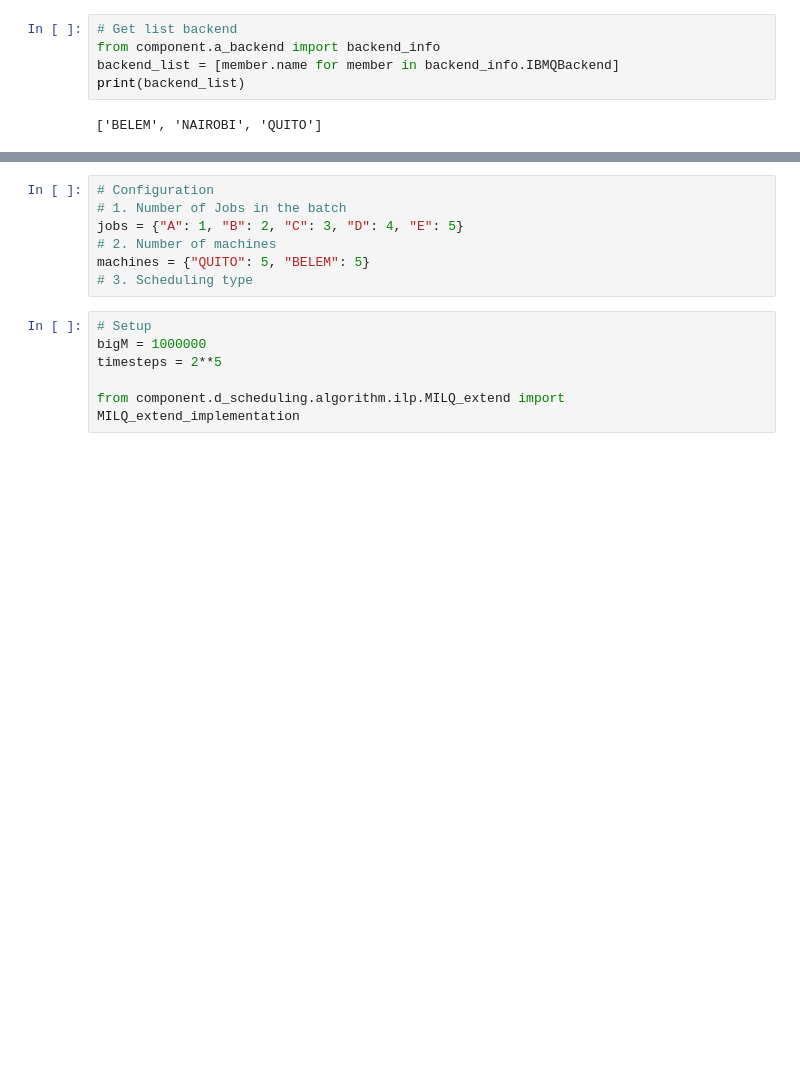
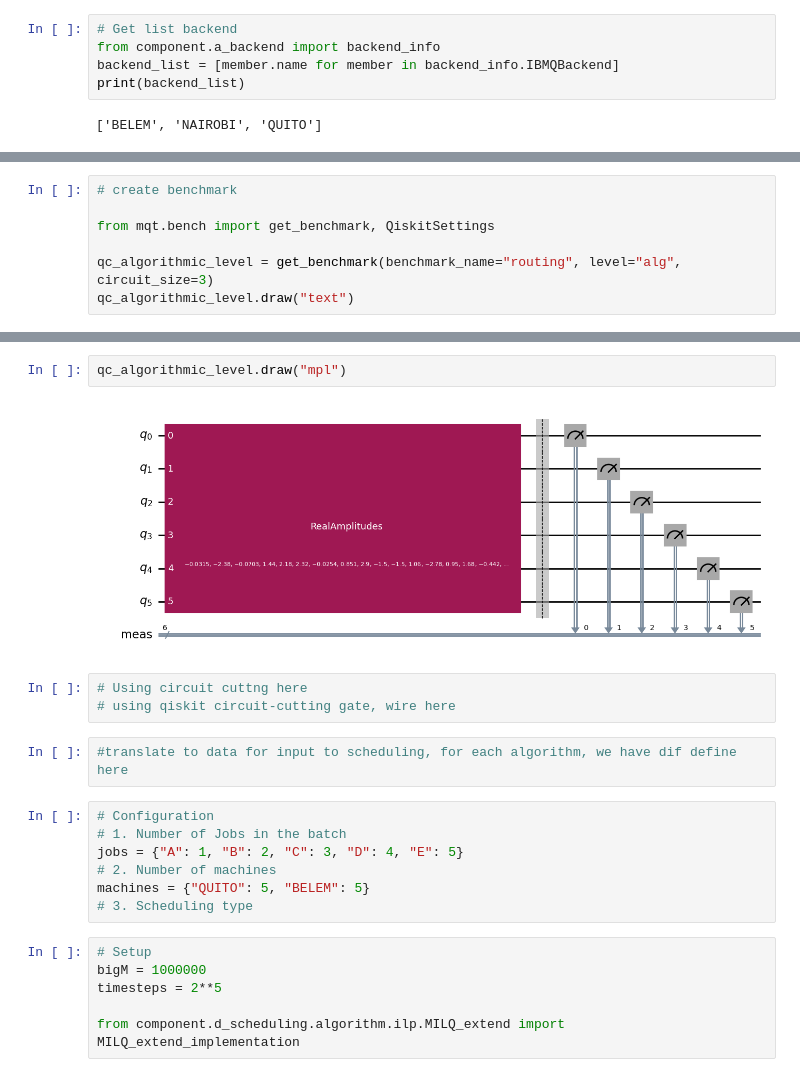
Before and after one commit to MagePro310/Quantum_Simulation_Scheduling_ver1, a Jupyter notebook: test_algorithm.ipynb, the cells around one changed output, grey strips where cells are left out. Cells and saved outputs as stored; diff of their text form; blank space fills up the shorter version.

```diff
--- a/test_algorithm.ipynb
+++ b/test_algorithm.ipynb
@@ -49,0 +77,7 @@ print(backend_list)
+# %%
+# create benchmark
+
+from mqt.bench import get_benchmark, QiskitSettings
+
+qc_algorithmic_level = get_benchmark(benchmark_name="routing", level="alg", circuit_size=3)
+qc_algorithmic_level.draw("text")
@@ -50,3 +102,12 @@ print(backend_list)
+# %%
+qc_algorithmic_level.draw("mpl")
+# %% [output]
+[figure, added]
+# %%
+# Using circuit cuttng here
+# using qiskit circuit-cutting gate, wire here
+# %%
+#translate to data for input to scheduling, for each algorithm, we have dif define here
 # %%
 # Configuration
 # 1. Number of Jobs in the batch
```
Also changed, not shown: parts of 9 cells of this notebook, 3 other files.
